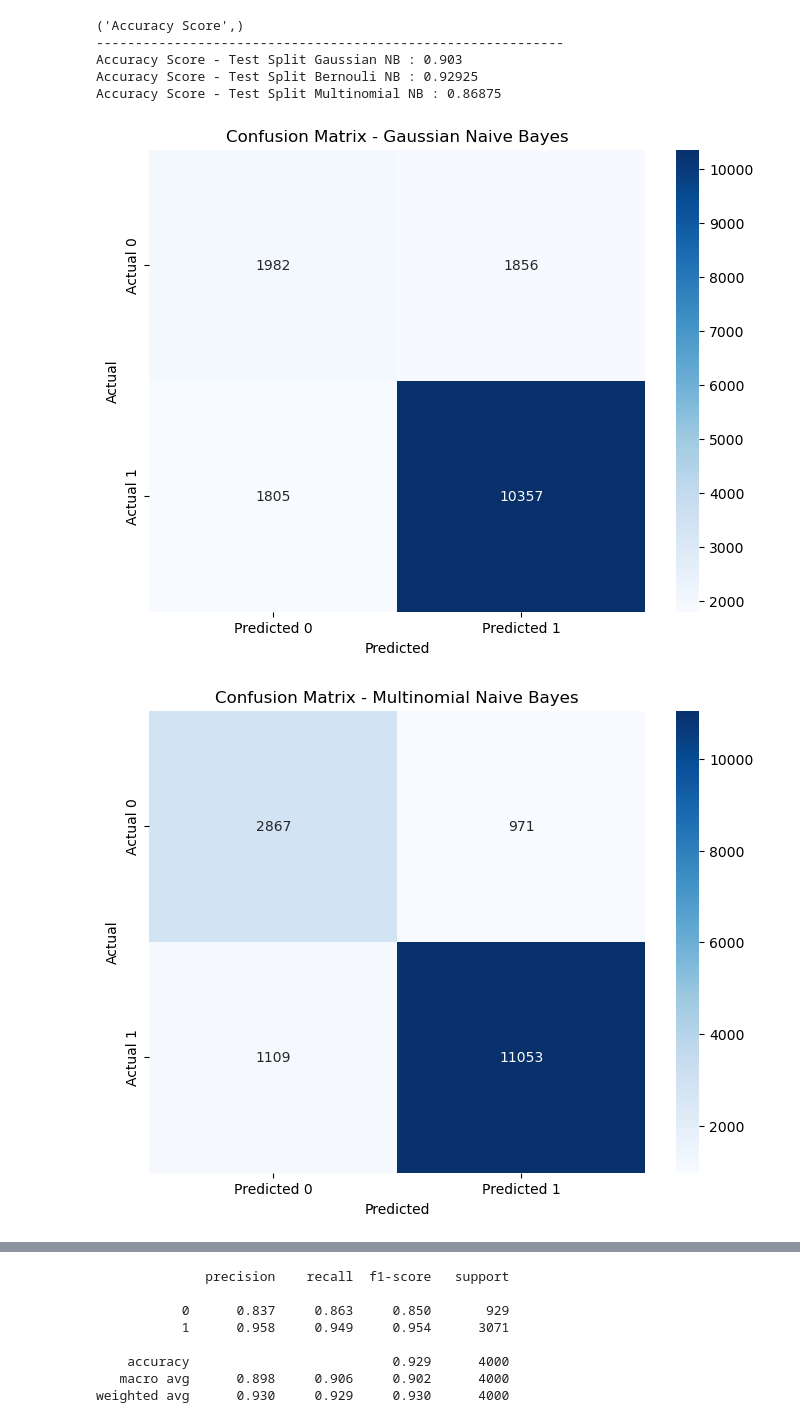
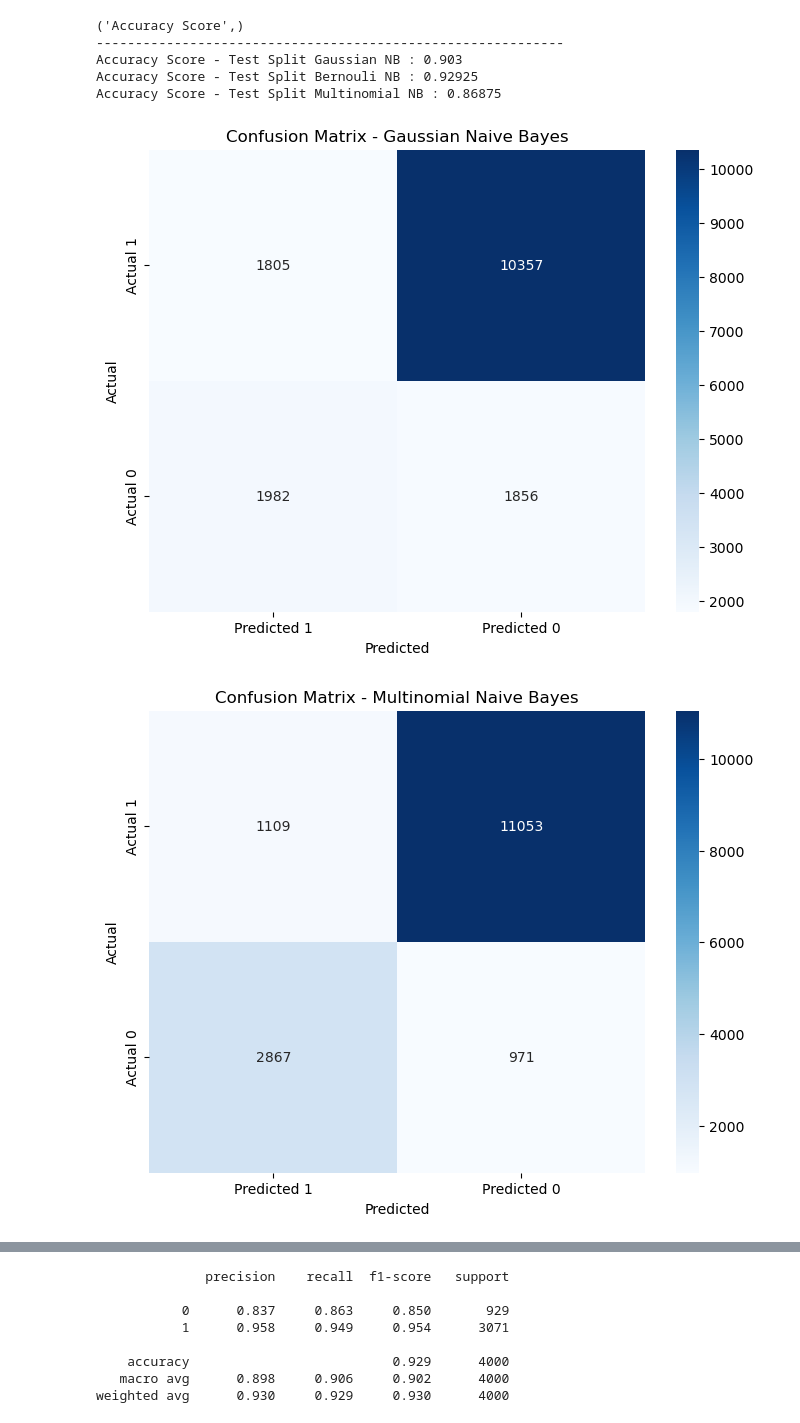
Before and after one commit to avimallik/amazon_reviews_sentiment_analysis_naive_bayes, a Jupyter notebook: amazon_reviews_sentiment_analysis_naive_bayes.ipynb, the cells around one changed output, grey strips where cells are left out. Cells and saved outputs as stored; diff of their text form; code cells hidden in the pictures.

```diff
--- a/amazon_reviews_sentiment_analysis_naive_bayes.ipynb
+++ b/amazon_reviews_sentiment_analysis_naive_bayes.ipynb
@@ -338,8 +340,8 @@ def plot_confusion(cm, title):
         annot=True,
         fmt='d',
         cmap='Blues',
-        xticklabels=['Predicted 0', 'Predicted 1'],
-        yticklabels=['Actual 0', 'Actual 1']
+        xticklabels=['Predicted 1', 'Predicted 0'],
+        yticklabels=['Actual 1', 'Actual 0']
     )
     plt.xlabel('Predicted')
     plt.ylabel('Actual')
@@ -347,13 +349,15 @@ def plot_confusion(cm, title):
     plt.show()
 # %%
 cm_gaussian = confusion_matrix(y_train, ypred_training_gaussian)
-plot_confusion(cm_gaussian, 'Confusion Matrix - Gaussian Naive Bayes')
+cm_flip = cm_gaussian[::-1]
+plot_confusion(cm_flip, 'Confusion Matrix - Gaussian Naive Bayes')
 # %% [output]
-[figure, old version]
+[figure, new version]
 # %%
 cm_multinomial = confusion_matrix(y_train, ypred_training_bernouli)
-plot_confusion(cm_multinomial, 'Confusion Matrix - Multinomial Naive Bayes')
+cm_flip = cm_multinomial[::-1]
+plot_confusion(cm_flip, 'Confusion Matrix - Multinomial Naive Bayes')
 # %% [output]
-[figure, old version]
+[figure, new version]
 # %%
 cm_bernoulli = confusion_matrix(y_train, ypred_training_bernouli)
```
Also changed, not shown: parts of 3 cells of this notebook, 11 other files.
